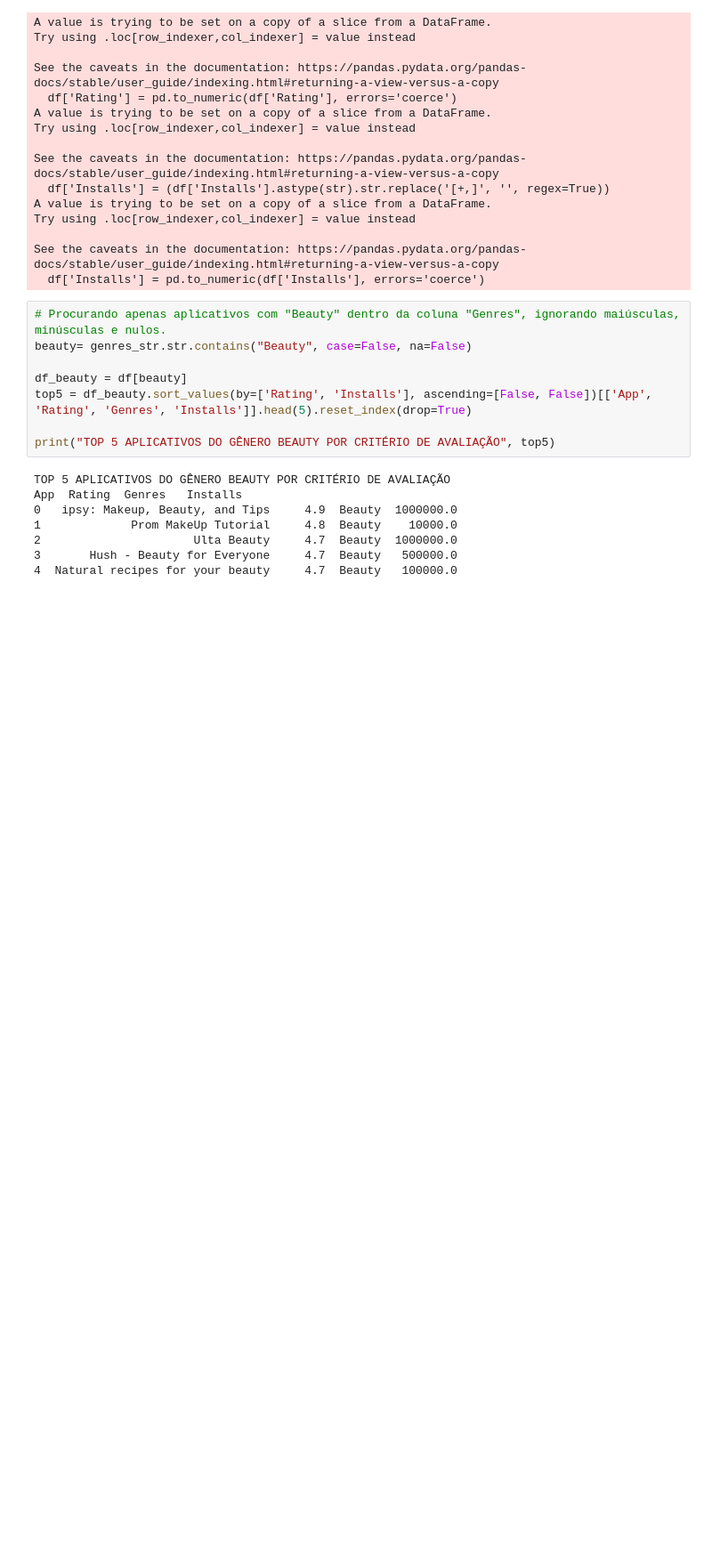
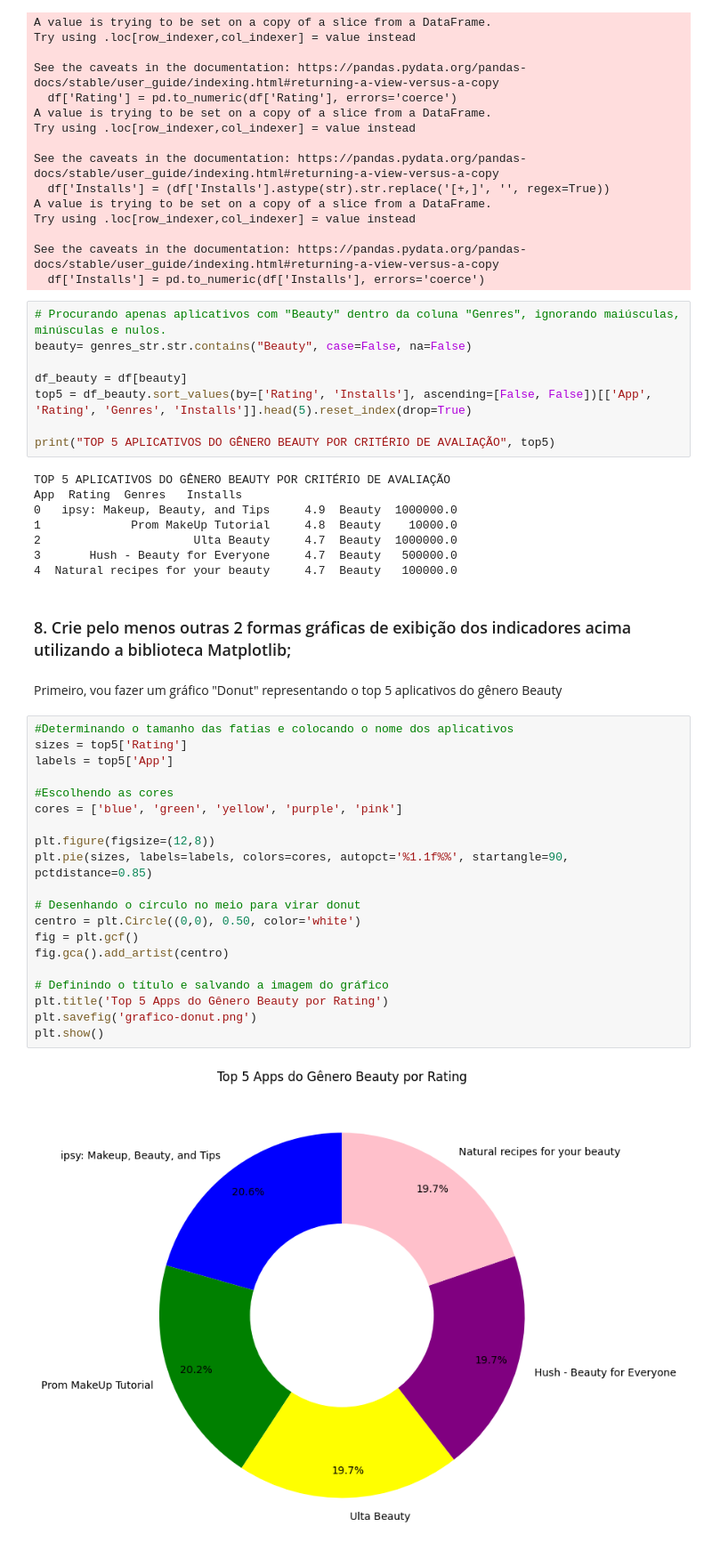
Before and after one commit to aline-hoffmann/scholarship-compass, a Jupyter notebook: Sprint_2/Desafio/desafio.ipynb, the cells around one changed output. Shown at 89% size. Cells and saved outputs as stored; diff of their text form; blank space fills up the shorter version.

```diff
--- a/Sprint_2/Desafio/desafio.ipynb
+++ b/Sprint_2/Desafio/desafio.ipynb
@@ -308,3 +308,29 @@ TOP 5 APLICATIVOS DO GÊNERO BEAUTY POR CRITÉRIO DE AVALIAÇÃO
 2                      Ulta Beauty     4.7  Beauty  1000000.0
 3       Hush - Beauty for Everyone     4.7  Beauty   500000.0
 4  Natural recipes for your beauty     4.7  Beauty   100000.0
+# %% [markdown]
+### 8. Crie pelo menos outras 2 formas gráficas de exibição dos indicadores acima utilizando a biblioteca Matplotlib;
+# %% [markdown]
+Primeiro, vou fazer um gráfico "Donut" representando o top 5 aplicativos do gênero Beauty
+# %%
+#Determinando o tamanho das fatias e colocando o nome dos aplicativos
+sizes = top5['Rating']
+labels = top5['App']
+
+#Escolhendo as cores
+cores = ['blue', 'green', 'yellow', 'purple', 'pink']
+
+plt.figure(figsize=(12,8))
+plt.pie(sizes, labels=labels, colors=cores, autopct='%1.1f%%', startangle=90, pctdistance=0.85)
+
+# Desenhando o círculo no meio para virar donut
+centro = plt.Circle((0,0), 0.50, color='white')
+fig = plt.gcf()
+fig.gca().add_artist(centro)
+
+# Definindo o título e salvando a imagem do gráfico
+plt.title('Top 5 Apps do Gênero Beauty por Rating')
+plt.savefig('grafico-donut.png')
+plt.show()
+# %% [output]
+[figure, added]
```
Also changed, not shown: 1 other file.
